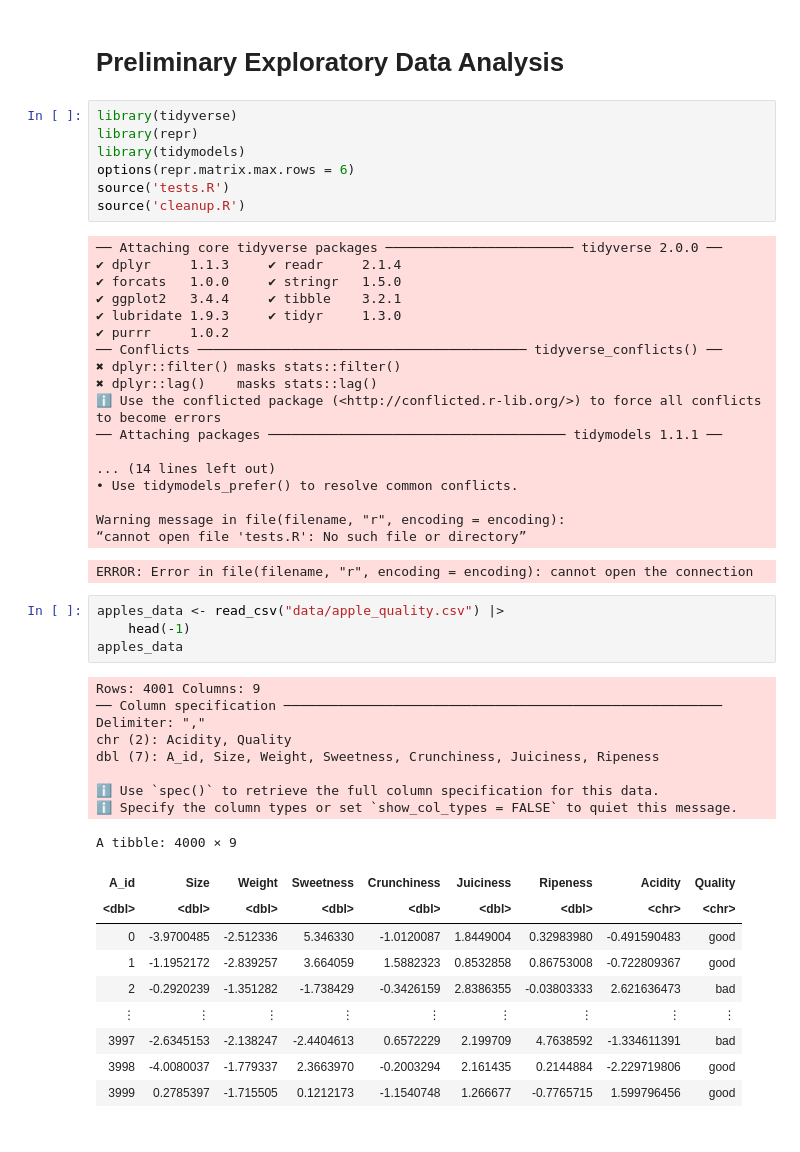
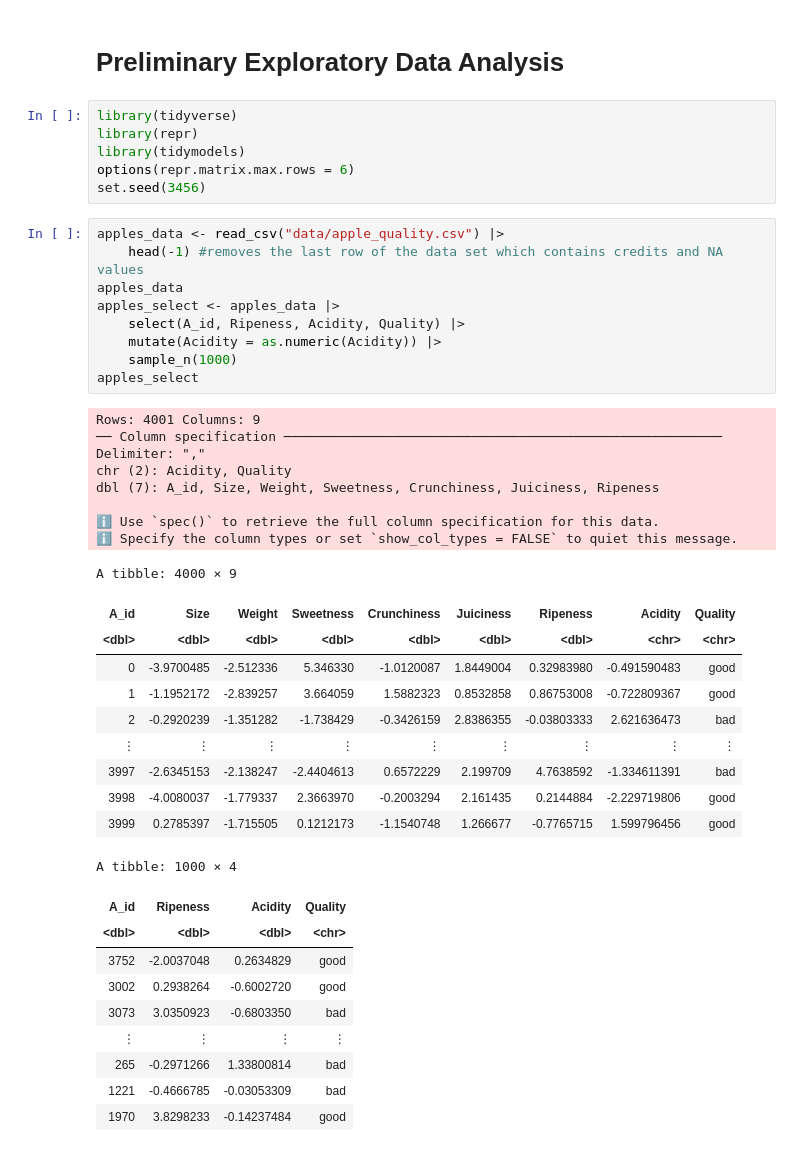
Before and after one commit to Ethkazin/DSCI-100-Group-Project, a Jupyter notebook: group_project_actual.ipynb, the cells around one changed output. Saved outputs shown, nothing was run; the diff lists cells and outputs as text.

```diff
--- a/group_project_actual.ipynb
+++ b/group_project_actual.ipynb
@@ -19,47 +19,42 @@ library(tidyverse)
 library(repr)
 library(tidymodels)
 options(repr.matrix.max.rows = 6)
-source('tests.R')
-source('cleanup.R')
+set.seed(3456)
-# %% [output]
-── Attaching core tidyverse packages ──────────────────────── tidyverse 2.0.0 ──
-✔ dplyr     1.1.3     ✔ readr     2.1.4
-✔ forcats   1.0.0     ✔ stringr   1.5.0
-✔ ggplot2   3.4.4     ✔ tibble    3.2.1
-✔ lubridate 1.9.3     ✔ tidyr     1.3.0
-✔ purrr     1.0.2
-── Conflicts ────────────────────────────────────────── tidyverse_conflicts() ──
-✖ dplyr::filter() masks stats::filter()
-✖ dplyr::lag()    masks stats::lag()
-ℹ Use the conflicted package (<http://conflicted.r-lib.org/>) to force all conflicts to become errors
-── Attaching packages ────────────────────────────────────── tidymodels 1.1.1 ──
-
-... (14 lines left out)
-• Use tidymodels_prefer() to resolve common conflicts.
-
-Warning message in file(filename, "r", encoding = encoding):
-“cannot open file 'tests.R': No such file or directory”
-ERROR: Error in file(filename, "r", encoding = encoding): cannot open the connection
 # %%
 apples_data <- read_csv("data/apple_quality.csv") |>
-    head(-1)
+    head(-1) #removes the last row of the data set which contains credits and NA values
 apples_data
+apples_select <- apples_data |>
+    select(A_id, Ripeness, Acidity, Quality) |>
+    mutate(Acidity = as.numeric(Acidity)) |>
+    sample_n(1000)
+apples_select
 # %% [output]
 Rows: 4001 Columns: 9
 ── Column specification ────────────────────────────────────────────────────────
 Delimiter: ","
 chr (2): Acidity, Quality
 dbl (7): A_id, Size, Weight, Sweetness, Crunchiness, Juiciness, Ripeness
 
 ℹ Use `spec()` to retrieve the full column specification for this data.
 ℹ Specify the column types or set `show_col_types = FALSE` to quiet this message.
 A tibble: 4000 × 9
 | A_id | Size | Weight | Sweetness | Crunchiness | Juiciness | Ripeness | Acidity | Quality |
 | <dbl> | <dbl> | <dbl> | <dbl> | <dbl> | <dbl> | <dbl> | <chr> | <chr> |
 | 0 | -3.9700485 | -2.512336 | 5.346330 | -1.0120087 | 1.8449004 | 0.32983980 | -0.491590483 | good |
 | 1 | -1.1952172 | -2.839257 | 3.664059 | 1.5882323 | 0.8532858 | 0.86753008 | -0.722809367 | good |
 | 2 | -0.2920239 | -1.351282 | -1.738429 | -0.3426159 | 2.8386355 | -0.03803333 | 2.621636473 | bad |
 | ⋮ | ⋮ | ⋮ | ⋮ | ⋮ | ⋮ | ⋮ | ⋮ | ⋮ |
 | 3997 | -2.6345153 | -2.138247 | -2.4404613 | 0.6572229 | 2.199709 | 4.7638592 | -1.334611391 | bad |
 | 3998 | -4.0080037 | -1.779337 | 2.3663970 | -0.2003294 | 2.161435 | 0.2144884 | -2.229719806 | good |
 | 3999 | 0.2785397 | -1.715505 | 0.1212173 | -1.1540748 | 1.266677 | -0.7765715 | 1.599796456 | good |
+A tibble: 1000 × 4
+| A_id | Ripeness | Acidity | Quality |
+| <dbl> | <dbl> | <dbl> | <chr> |
+| 3752 | -2.0037048 | 0.2634829 | good |
+| 3002 | 0.2938264 | -0.6002720 | good |
+| 3073 | 3.0350923 | -0.6803350 | bad |
+| ⋮ | ⋮ | ⋮ | ⋮ |
+| 265 | -0.2971266 | 1.33800814 | bad |
+| 1221 | -0.4666785 | -0.03053309 | bad |
+| 1970 | 3.8298233 | -0.14237484 | good |
```
Also changed, not shown: parts of 5 cells of this notebook.
